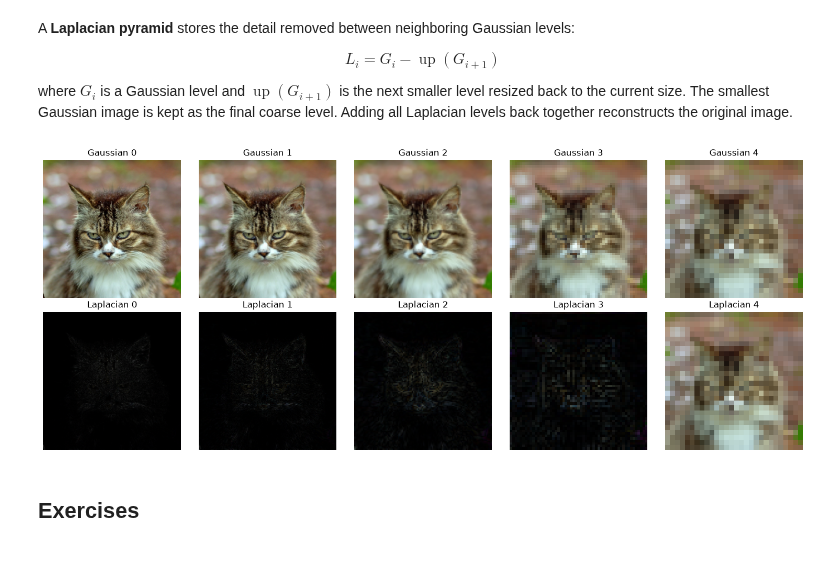
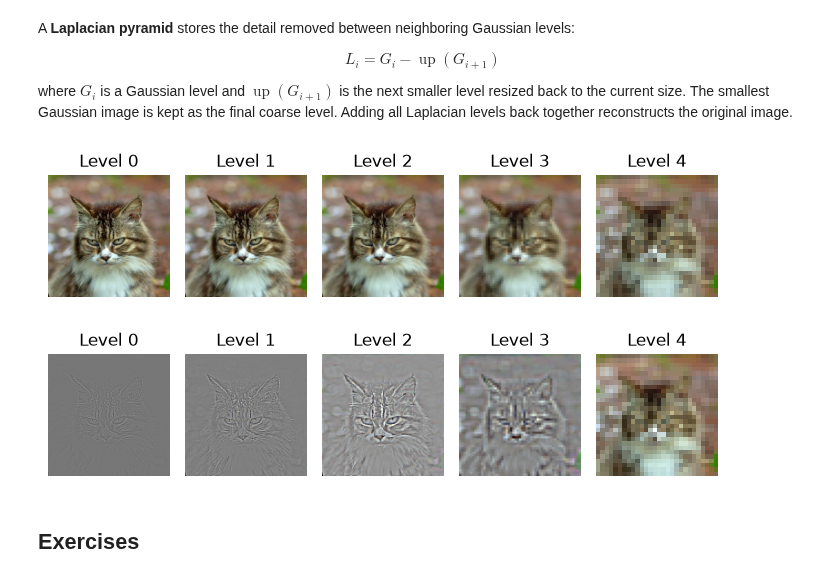
Before and after one commit to calpoly-csc4888/CSC-4888-Labs, a Jupyter notebook: Labs/Lab_05.01_Laplacian_Image_Editing.ipynb, the cells around one changed output. Drawn from its saved outputs; the diff is of its cells as text; code cells hidden in the pictures.

```diff
--- a/Labs/Lab_05.01_Laplacian_Image_Editing.ipynb
+++ b/Labs/Lab_05.01_Laplacian_Image_Editing.ipynb
@@ -55,5 +55,17 @@ def make_gaussian_pyramid(image):
     for i in range(levels - 1):
         gaussian_pyramid.append(rescale(gaussian_pyramid[-1],0.5,anti_aliasing=True,channel_axis=2))
     return gaussian_pyramid
+# %%
+def show_pyramid(pyramid,normalize=False):
+    fig, axes = plt.subplots(1,levels,figsize=(7,6))
+    for level, image in enumerate(pyramid):
+        if normalize:
+            image = image.copy()
+            image -= image.min()
+            image /= image.max()
+        axes[level].imshow(image)
+        axes[level].set_title(f'Level {level}')
+        axes[level].axis('off')
+    fig.tight_layout()
 # %%
 cat_gaussian_pyramid = make_gaussian_pyramid(cat)
@@ -87,21 +95,11 @@ def make_laplacian_pyramid(gaussian_pyramid):
     return laplacian_pyramid
 # %%
 cat_laplacian_pyramid = make_laplacian_pyramid(cat_gaussian_pyramid)
-fig, axes = plt.subplots(2, levels, figsize=(15, 6))
-for level, image in enumerate(cat_gaussian_pyramid):
-    axes[0, level].imshow(image)
-    axes[0, level].set_title(f'Gaussian {level}')
-    axes[0, level].axis('off')
-
-for level, image in enumerate(cat_laplacian_pyramid):
-    axes[1, level].imshow(np.abs(image))
-    axes[1, level].set_title(f'Laplacian {level}')
-    axes[1, level].axis('off')
-
-fig.tight_layout()
-plt.show()
+show_pyramid(cat_gaussian_pyramid)
+show_pyramid(cat_laplacian_pyramid,normalize=True)
 # %% [output]
-[figure, old version]
+[figure, new version]
+[figure, added]
 # %% [markdown]
 ## Exercises
 # %% [markdown]
```
Also changed, not shown: parts of 1 cell of this notebook.
